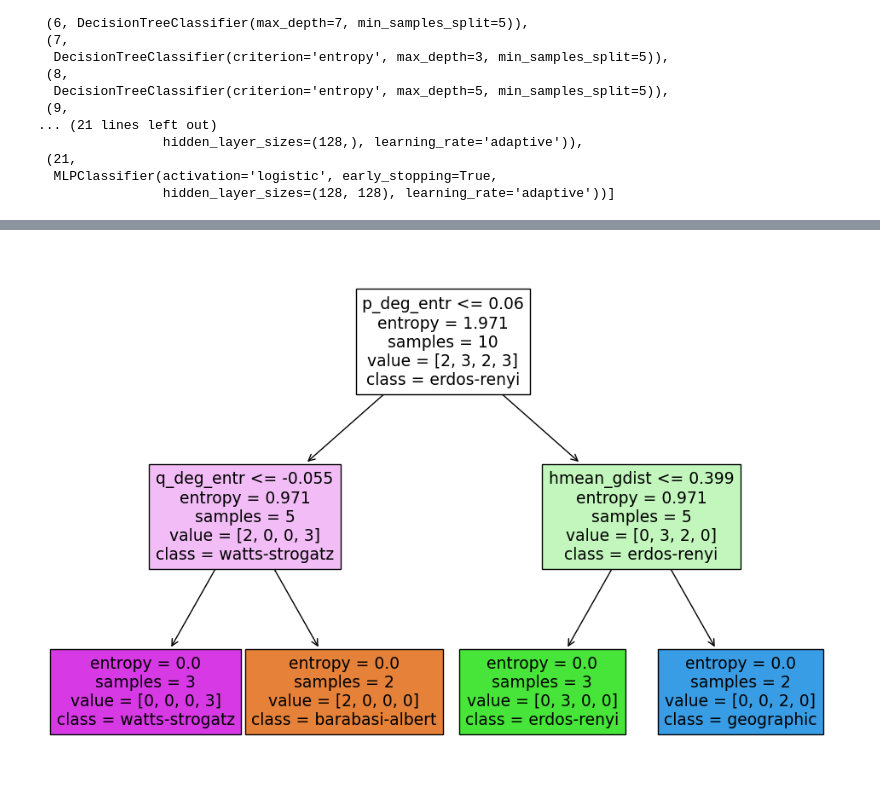
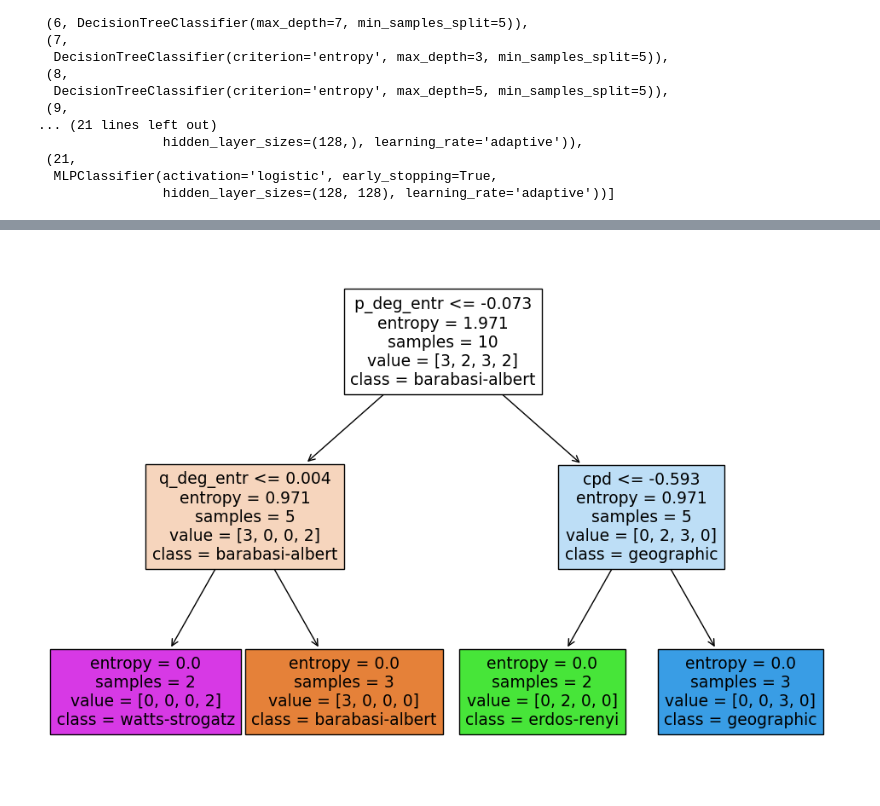
Before and after one commit to lcaldeira/network_analysis, a Jupyter notebook: demo.ipynb, the cells around one changed output, grey strips where cells are left out. Cells and saved outputs as stored; diff of their text form; code cells hidden in the pictures.

```diff
--- a/demo.ipynb
+++ b/demo.ipynb
@@ -361,11 +284,11 @@ msel.evaluation[mask].sort_values('accuracy', ascending=False).head(3)
 # %%
 plt.figure(figsize=(12,8))
 skl.tree.plot_tree(
-    decision_tree=msel.evaluation.loc[293, 'classifier'],
+    decision_tree=msel.evaluation.loc[90, 'classifier'],
     feature_names=dscoll1['X'].columns,
     class_names=dscoll1[ (dscoll1['Y','dataset'] == 'classic') ]['Y','label'].unique(),
     filled=True
 )
 plt.show()
 # %% [output]
-[figure, old version]
+[figure, new version]
```
Also changed, not shown: parts of 8 cells of this notebook, 2 other files.
